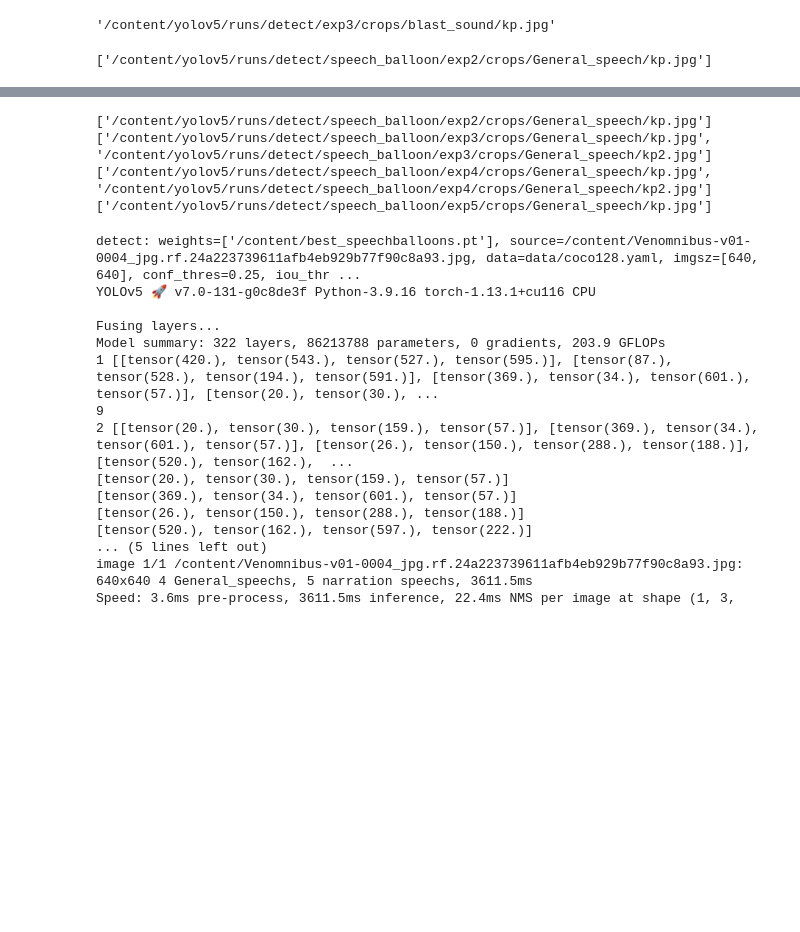
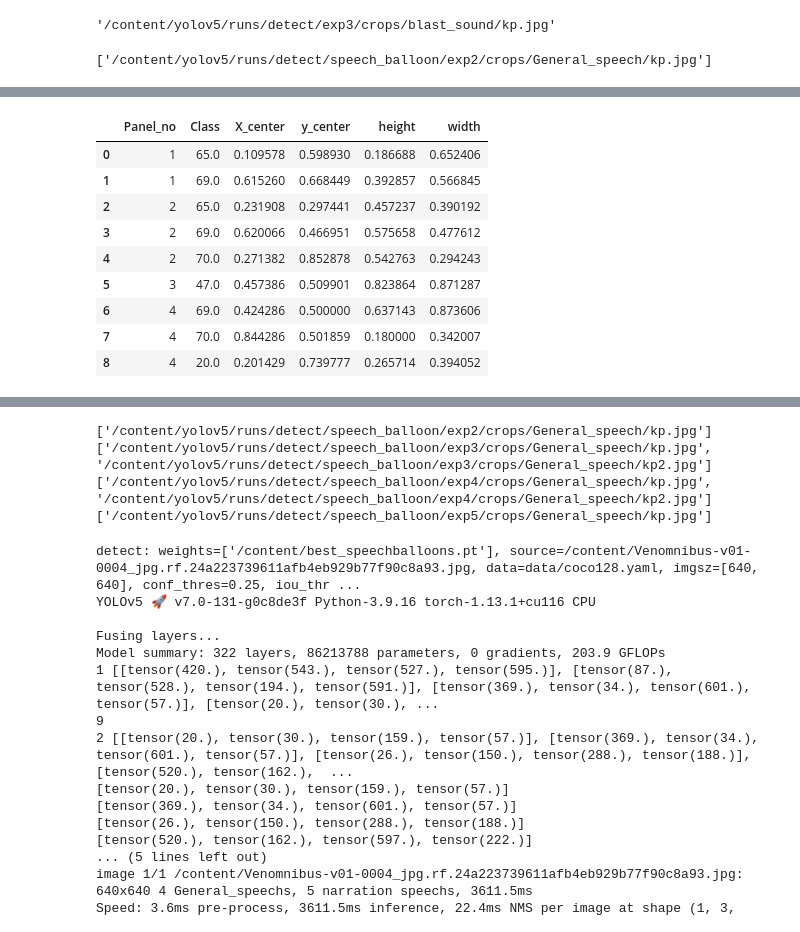
Before and after one commit to yallavaibhav/Comic-AudioBooks, a Jupyter notebook: Final_data298.ipynb, the cells around one changed output, grey strips where cells are left out. Drawn from its saved outputs; the diff is of its cells as text; code cells hidden in the pictures; blank space fills up the shorter version.

```diff
--- a/Final_data298.ipynb
+++ b/Final_data298.ipynb
@@ -341,0 +310,3 @@ Text_dataframe
+# %%
+for i in range(len(panels)):
+  !python /content/yolov5/detect.py --save-txt --source {panels[i]} --weights /content/best_char.pt
@@ -341,0 +331,18 @@ Text_dataframe
+# %%
+#Speech_balloon table with distance
+speech_baloons_paths_main = []
+temp = []
+panel_number = 0
+dataframe = pd.DataFrame(columns = ['Panel_no',	'Class',	'X_center',	'y_center',	'height',	'width'])
+for i in range(len(panels)+2,len(panels)+2+len(panels)):
+  for root,dir,files in os.walk(os.path.abspath("/content/yolov5/runs/detect/exp{0}/labels/".format(i))):
+    for file in files:
+      temp.append(os.path.join(root, file))
+      print('sddddddddddddd',temp)
+      # zz = '{fname}'.format(fname=temp)
+for k in range(len(temp)):
+  df = pd.read_csv(temp[k], header = None, sep=" ")
+  panel_number += 1
+  dff = sorting_speech_balloons(df,panel_number)
+      # print(dff)
+  dataframe = dataframe.append(dff, ignore_index=True)
@@ -341,0 +358,15 @@ Text_dataframe
+# %%
+Character_table = dataframe
+# %%
+Character_table
+# %% [output]
+|  | Panel_no | Class | X_center | y_center | height | width |
+| 0 | 1 | 65.0 | 0.109578 | 0.598930 | 0.186688 | 0.652406 |
+| 1 | 1 | 69.0 | 0.615260 | 0.668449 | 0.392857 | 0.566845 |
+| 2 | 2 | 65.0 | 0.231908 | 0.297441 | 0.457237 | 0.390192 |
+| 3 | 2 | 69.0 | 0.620066 | 0.466951 | 0.575658 | 0.477612 |
+| 4 | 2 | 70.0 | 0.271382 | 0.852878 | 0.542763 | 0.294243 |
+| 5 | 3 | 47.0 | 0.457386 | 0.509901 | 0.823864 | 0.871287 |
+| 6 | 4 | 69.0 | 0.424286 | 0.500000 | 0.637143 | 0.873606 |
+| 7 | 4 | 70.0 | 0.844286 | 0.501859 | 0.180000 | 0.342007 |
+| 8 | 4 | 20.0 | 0.201429 | 0.739777 | 0.265714 | 0.394052 |
```
Also changed, not shown: parts of 20 cells of this notebook.
